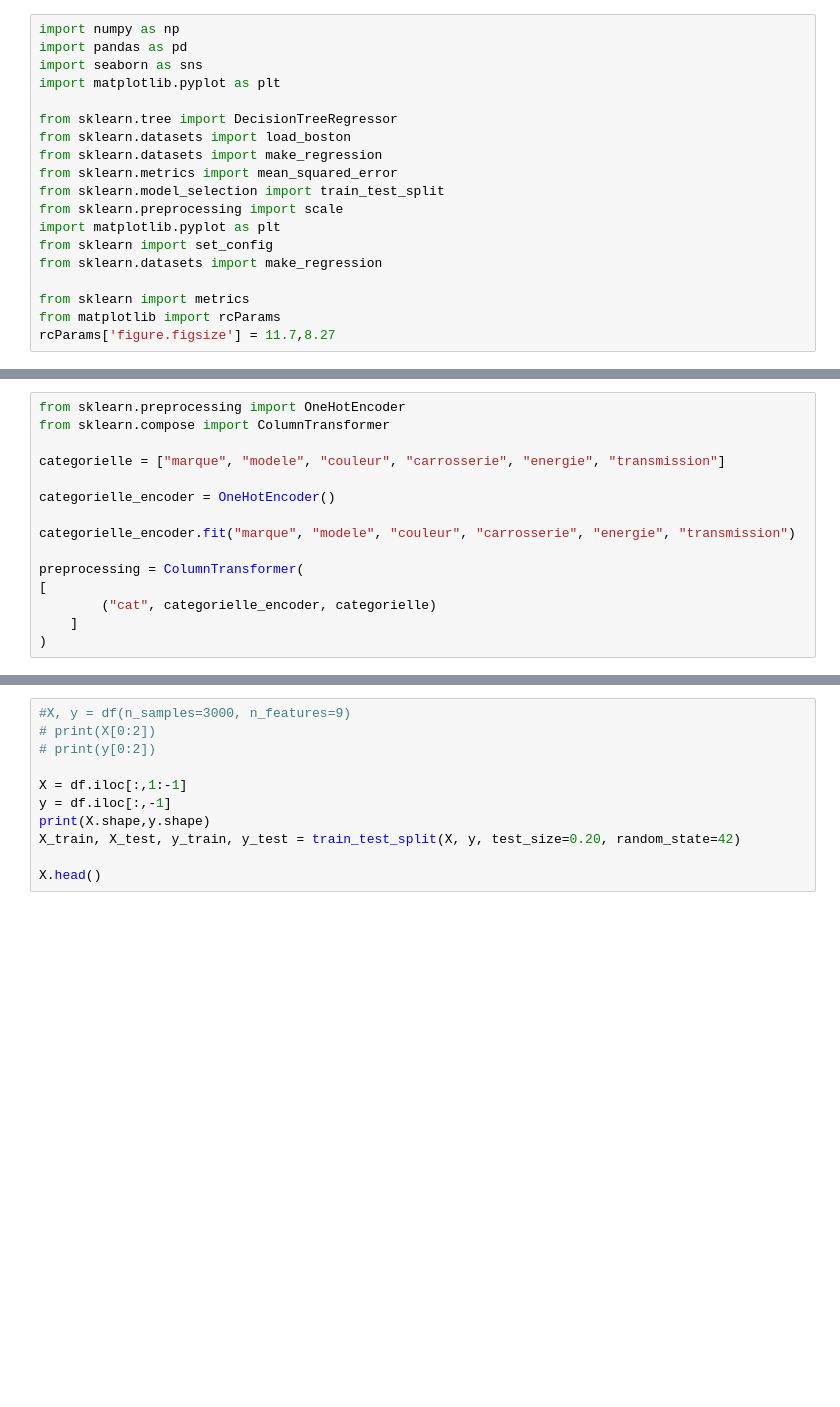
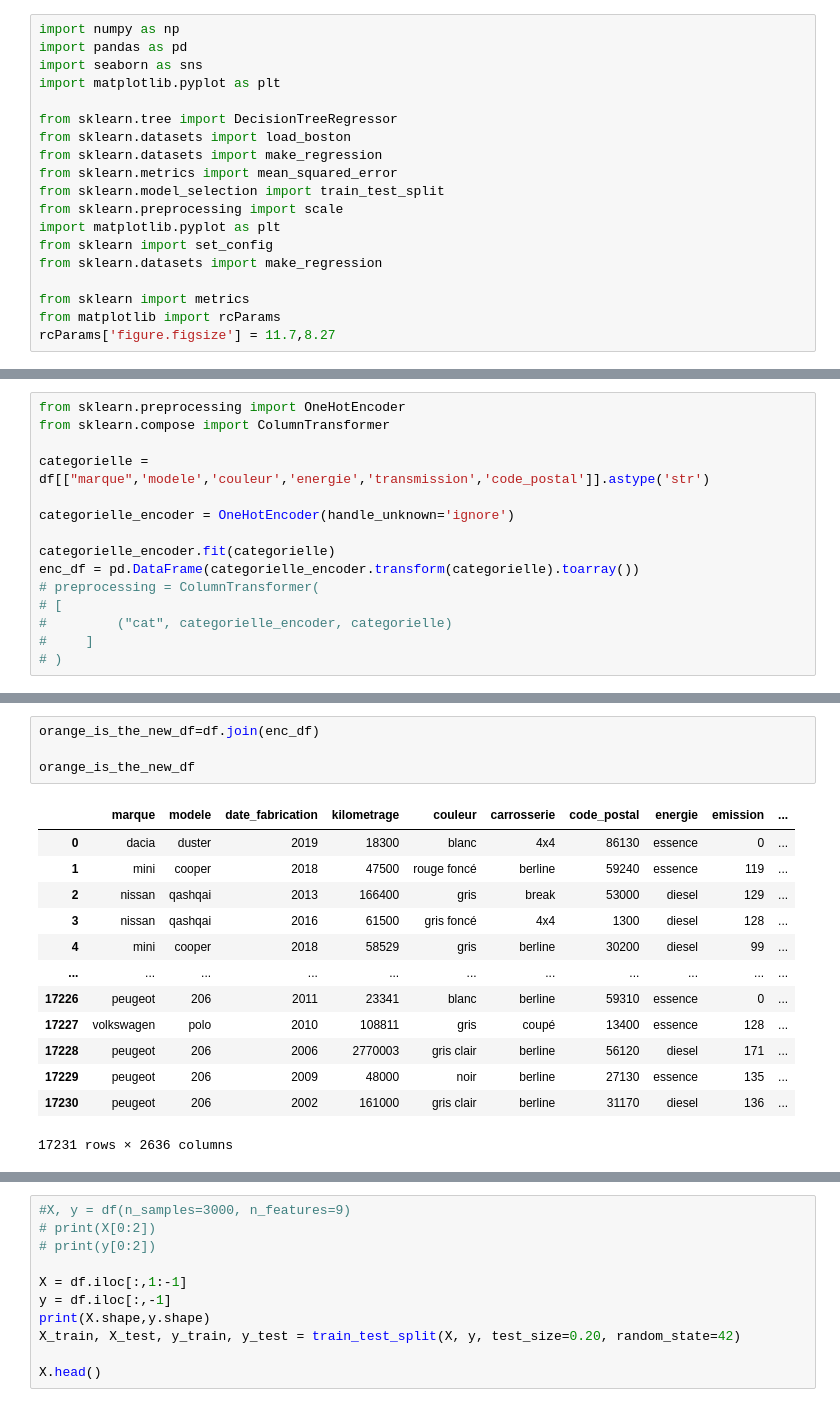
Before and after one commit to dia36u/IAParuVendu_Groupe2, a Jupyter notebook: Modele_IA/IA.ipynb, the cells around one changed output, grey strips where cells are left out. Saved outputs shown, nothing was run; the diff lists cells and outputs as text; blank space fills up the shorter version.

Commit message:
encoder

```diff
--- a/Modele_IA/IA.ipynb
+++ b/Modele_IA/IA.ipynb
@@ -64,14 +72,14 @@ sns.heatmap(cor,
 from sklearn.preprocessing import OneHotEncoder
 from sklearn.compose import ColumnTransformer
 
-categorielle = ["marque", "modele", "couleur", "carrosserie", "energie", "transmission"]
+categorielle = df[["marque",'modele','couleur','energie','transmission','code_postal']].astype('str')
 
-categorielle_encoder = OneHotEncoder()
+categorielle_encoder = OneHotEncoder(handle_unknown='ignore')
 
-categorielle_encoder.fit("marque", "modele", "couleur", "carrosserie", "energie", "transmission")
-
-preprocessing = ColumnTransformer(
-[
-        ("cat", categorielle_encoder, categorielle)
-    ]
-)
+categorielle_encoder.fit(categorielle)
+enc_df = pd.DataFrame(categorielle_encoder.transform(categorielle).toarray())
+# preprocessing = ColumnTransformer(
+# [
+#         ("cat", categorielle_encoder, categorielle)
+#     ]
+# )
@@ -79,0 +117,18 @@ TypeError: OneHotEncoder.fit() takes from 2 to 3 positional arguments but 7 were
+# %%
+orange_is_the_new_df=df.join(enc_df)
+
+orange_is_the_new_df
+# %% [output]
+|  | marque | modele | date_fabrication | kilometrage | couleur | carrosserie | code_postal | energie | emission | ... |
+| 0 | dacia | duster | 2019 | 18300 | blanc | 4x4 | 86130 | essence | 0 | ... |
+| 1 | mini | cooper | 2018 | 47500 | rouge foncé | berline | 59240 | essence | 119 | ... |
+| 2 | nissan | qashqai | 2013 | 166400 | gris | break | 53000 | diesel | 129 | ... |
+| 3 | nissan | qashqai | 2016 | 61500 | gris foncé | 4x4 | 1300 | diesel | 128 | ... |
+| 4 | mini | cooper | 2018 | 58529 | gris | berline | 30200 | diesel | 99 | ... |
+| ... | ... | ... | ... | ... | ... | ... | ... | ... | ... | ... |
+| 17226 | peugeot | 206 | 2011 | 23341 | blanc | berline | 59310 | essence | 0 | ... |
+| 17227 | volkswagen | polo | 2010 | 108811 | gris | coupé | 13400 | essence | 128 | ... |
+| 17228 | peugeot | 206 | 2006 | 2770003 | gris clair | berline | 56120 | diesel | 171 | ... |
+| 17229 | peugeot | 206 | 2009 | 48000 | noir | berline | 27130 | essence | 135 | ... |
+| 17230 | peugeot | 206 | 2002 | 161000 | gris clair | berline | 31170 | diesel | 136 | ... |
+17231 rows × 2636 columns
```
Also changed, not shown: parts of 8 cells of this notebook.
